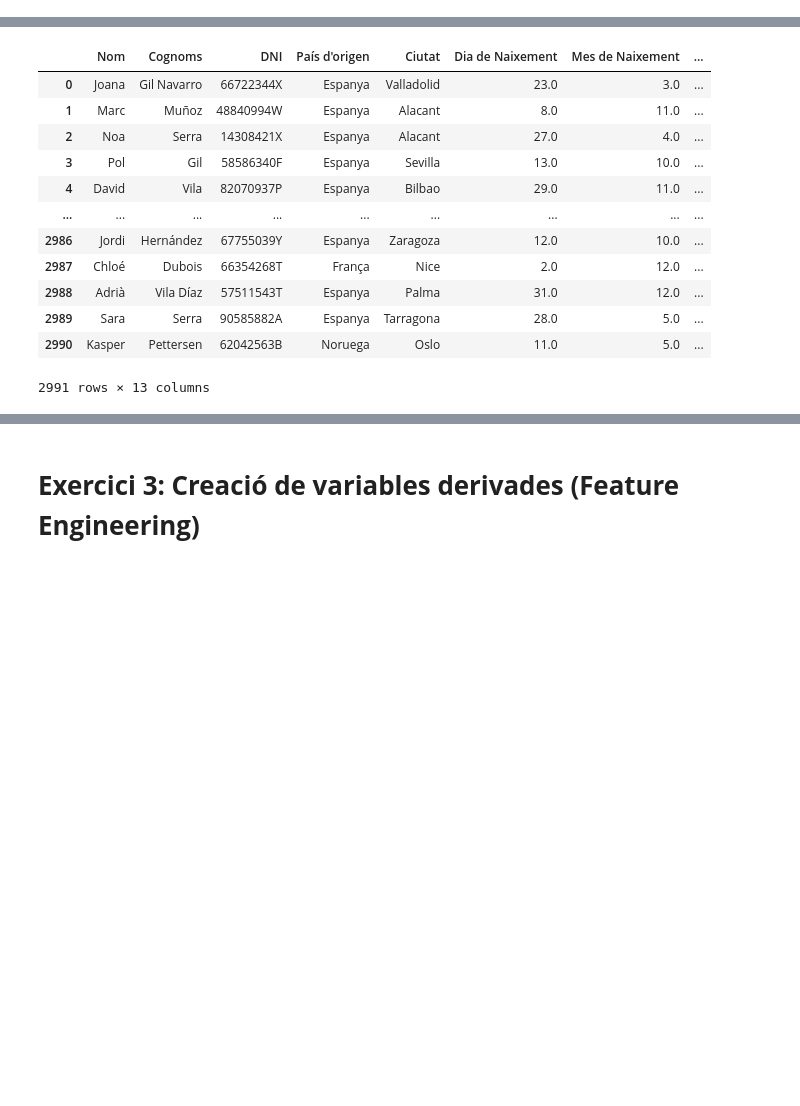
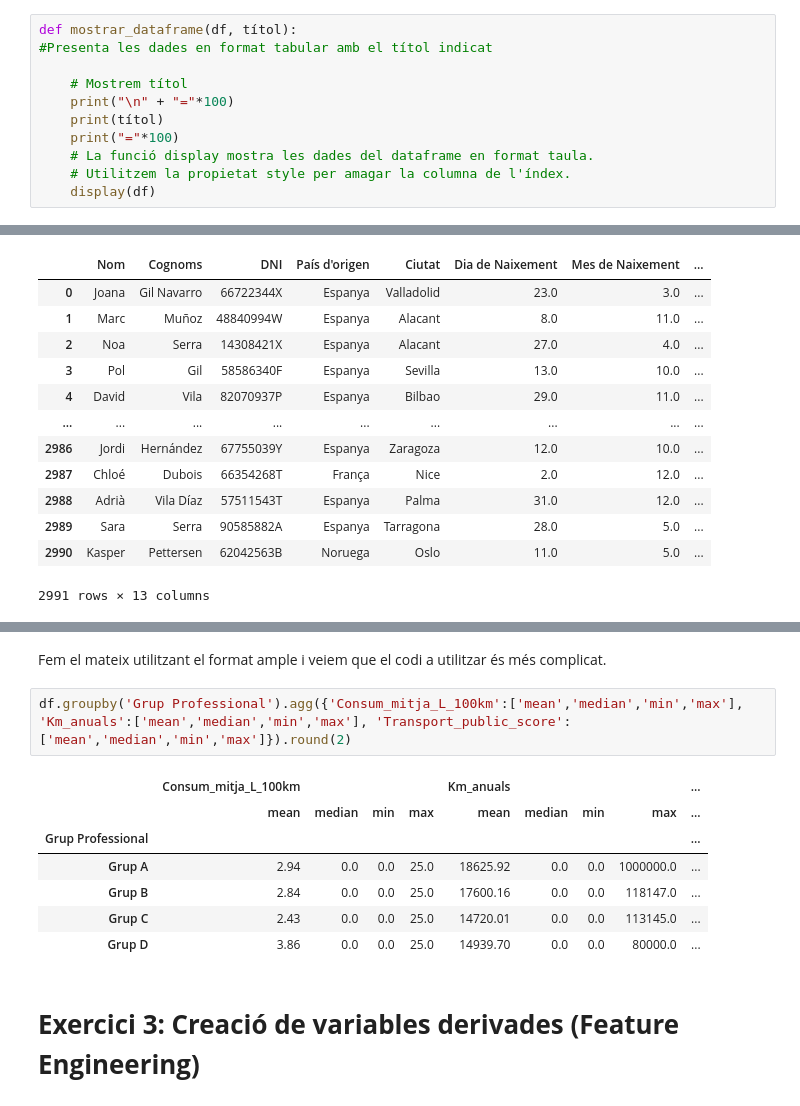
Before and after one commit to roser740/Data-Analytics, a Jupyter notebook: TASQUES S8/TS8_01_roser_carrera.ipynb, the cells around one changed output, grey strips where cells are left out. Cells and saved outputs as stored; diff of their text form; blank space fills up the shorter version.

```diff
--- a/TASQUES S8/TS8_01_roser_carrera.ipynb
+++ b/TASQUES S8/TS8_01_roser_carrera.ipynb
@@ -29,3 +44,14 @@ import matplotlib.pyplot as plt # llibreria per fer gràfiques
+# %%
+def mostrar_dataframe(df, títol):
+#Presenta les dades en format tabular amb el títol indicat
+
+    # Mostrem títol
+    print("\n" + "="*100)
+    print(títol)
+    print("="*100)
+    # La funció display mostra les dades del dataframe en format taula.
+    # Utilitzem la propietat style per amagar la columna de l'índex.
+    display(df)
 # %% [markdown]
 # **Nivell 1 - EDA estructurat i neteja bàsica**
 # %% [markdown]
@@ -1345,3 +1401,15 @@ df_llarg[df_llarg['variable'].isin(variables_mobilitat)].groupby(['Grup Professi
+# %% [markdown]
+Fem el mateix utilitzant el format ample i veiem que el codi a utilitzar és més complicat.
+# %%
+df.groupby('Grup Professional').agg({'Consum_mitja_L_100km':['mean','median','min','max'], 'Km_anuals':['mean','median','min','max'], 'Transport_public_score':['mean','median','min','max']}).round(2)
+# %% [output]
+|  | Consum_mitja_L_100km |  |  |  | Km_anuals |  |  |  | ... |
+|  | mean | median | min | max | mean | median | min | max | ... |
+| Grup Professional |  |  |  |  |  |  |  |  | ... |
+| Grup A | 2.94 | 0.0 | 0.0 | 25.0 | 18625.92 | 0.0 | 0.0 | 1000000.0 | ... |
+| Grup B | 2.84 | 0.0 | 0.0 | 25.0 | 17600.16 | 0.0 | 0.0 | 118147.0 | ... |
+| Grup C | 2.43 | 0.0 | 0.0 | 25.0 | 14720.01 | 0.0 | 0.0 | 113145.0 | ... |
+| Grup D | 3.86 | 0.0 | 0.0 | 25.0 | 14939.70 | 0.0 | 0.0 | 80000.0 | ... |
 # %% [markdown]
 # **Exercici 3: Creació de variables derivades (Feature Engineering)**
 # %% [markdown]
```
Also changed, not shown: parts of 32 cells of this notebook.
